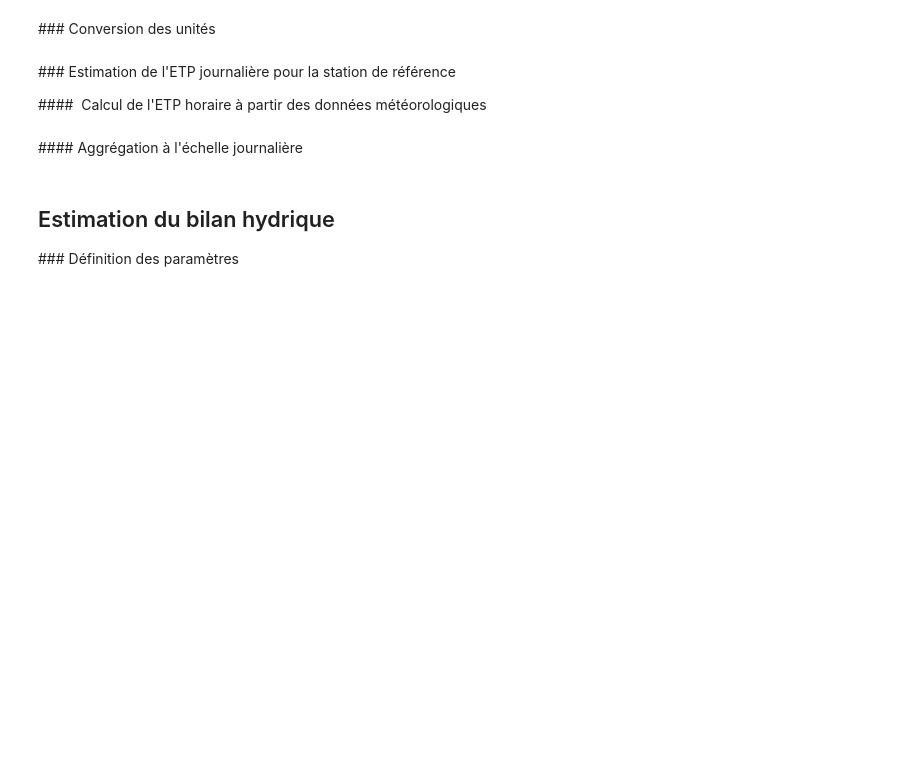
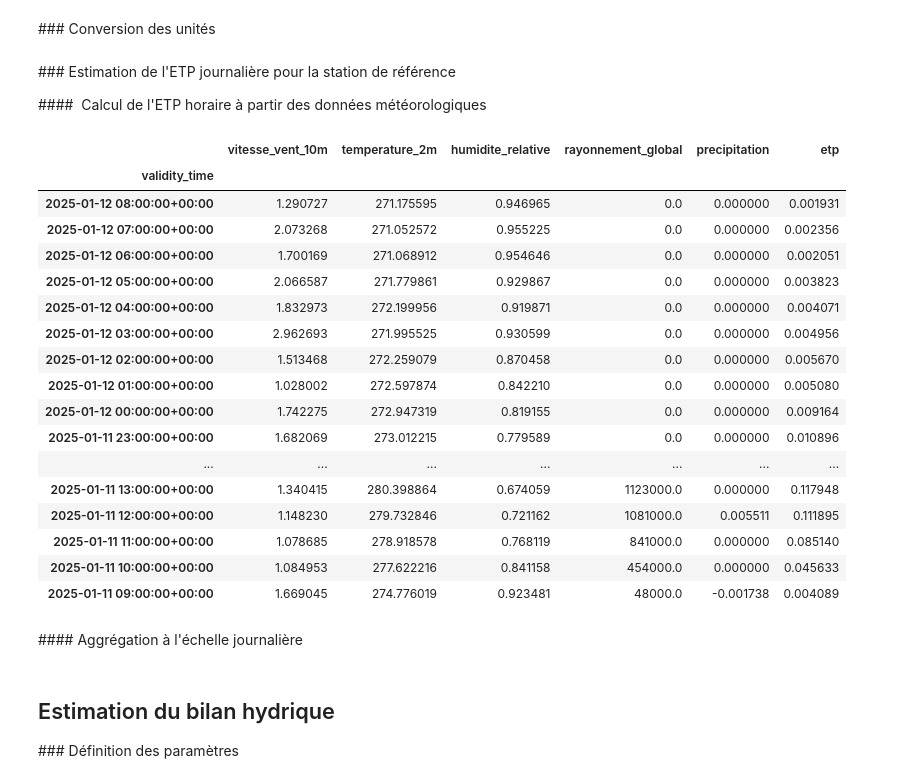
Before and after one commit to atantet/agri-notebooks, a Jupyter notebook: bilan_hydrique_observation_horaire.ipynb, the cells around one changed output. Saved outputs shown, nothing was run; the diff lists cells and outputs as text; code cells hidden in the pictures; blank space fills up the shorter version.

```diff
--- a/bilan_hydrique_observation_horaire.ipynb
+++ b/bilan_hydrique_observation_horaire.ipynb
@@ -158,8 +158,29 @@ df_meteo_ref_heure_si = meteofrance.convertir_unites(
 # %%
 from etp import calcul_etp
 
 df_meteo_ref_heure_si['etp'] = calcul_etp(
     df_meteo_ref_heure_si, *REF_STATION_LATLON, REF_STATION_ALTITUDE)
+
+df_meteo_ref_heure_si
+# %% [output]
+|  | vitesse_vent_10m | temperature_2m | humidite_relative | rayonnement_global | precipitation | etp |
+| validity_time |  |  |  |  |  |  |
+| 2025-01-12 08:00:00+00:00 | 1.290727 | 271.175595 | 0.946965 | 0.0 | 0.000000 | 0.001931 |
+| 2025-01-12 07:00:00+00:00 | 2.073268 | 271.052572 | 0.955225 | 0.0 | 0.000000 | 0.002356 |
+| 2025-01-12 06:00:00+00:00 | 1.700169 | 271.068912 | 0.954646 | 0.0 | 0.000000 | 0.002051 |
+| 2025-01-12 05:00:00+00:00 | 2.066587 | 271.779861 | 0.929867 | 0.0 | 0.000000 | 0.003823 |
+| 2025-01-12 04:00:00+00:00 | 1.832973 | 272.199956 | 0.919871 | 0.0 | 0.000000 | 0.004071 |
+| 2025-01-12 03:00:00+00:00 | 2.962693 | 271.995525 | 0.930599 | 0.0 | 0.000000 | 0.004956 |
+| 2025-01-12 02:00:00+00:00 | 1.513468 | 272.259079 | 0.870458 | 0.0 | 0.000000 | 0.005670 |
+| 2025-01-12 01:00:00+00:00 | 1.028002 | 272.597874 | 0.842210 | 0.0 | 0.000000 | 0.005080 |
+| 2025-01-12 00:00:00+00:00 | 1.742275 | 272.947319 | 0.819155 | 0.0 | 0.000000 | 0.009164 |
+| 2025-01-11 23:00:00+00:00 | 1.682069 | 273.012215 | 0.779589 | 0.0 | 0.000000 | 0.010896 |
+| ... | ... | ... | ... | ... | ... | ... |
+| 2025-01-11 13:00:00+00:00 | 1.340415 | 280.398864 | 0.674059 | 1123000.0 | 0.000000 | 0.117948 |
+| 2025-01-11 12:00:00+00:00 | 1.148230 | 279.732846 | 0.721162 | 1081000.0 | 0.005511 | 0.111895 |
+| 2025-01-11 11:00:00+00:00 | 1.078685 | 278.918578 | 0.768119 | 841000.0 | 0.000000 | 0.085140 |
+| 2025-01-11 10:00:00+00:00 | 1.084953 | 277.622216 | 0.841158 | 454000.0 | 0.000000 | 0.045633 |
+| 2025-01-11 09:00:00+00:00 | 1.669045 | 274.776019 | 0.923481 | 48000.0 | -0.001738 | 0.004089 |
 # %% [markdown]
 #### Aggrégation à l'échelle journalière
 # %%
```
Also changed, not shown: parts of 10 cells of this notebook, 2 other files.
